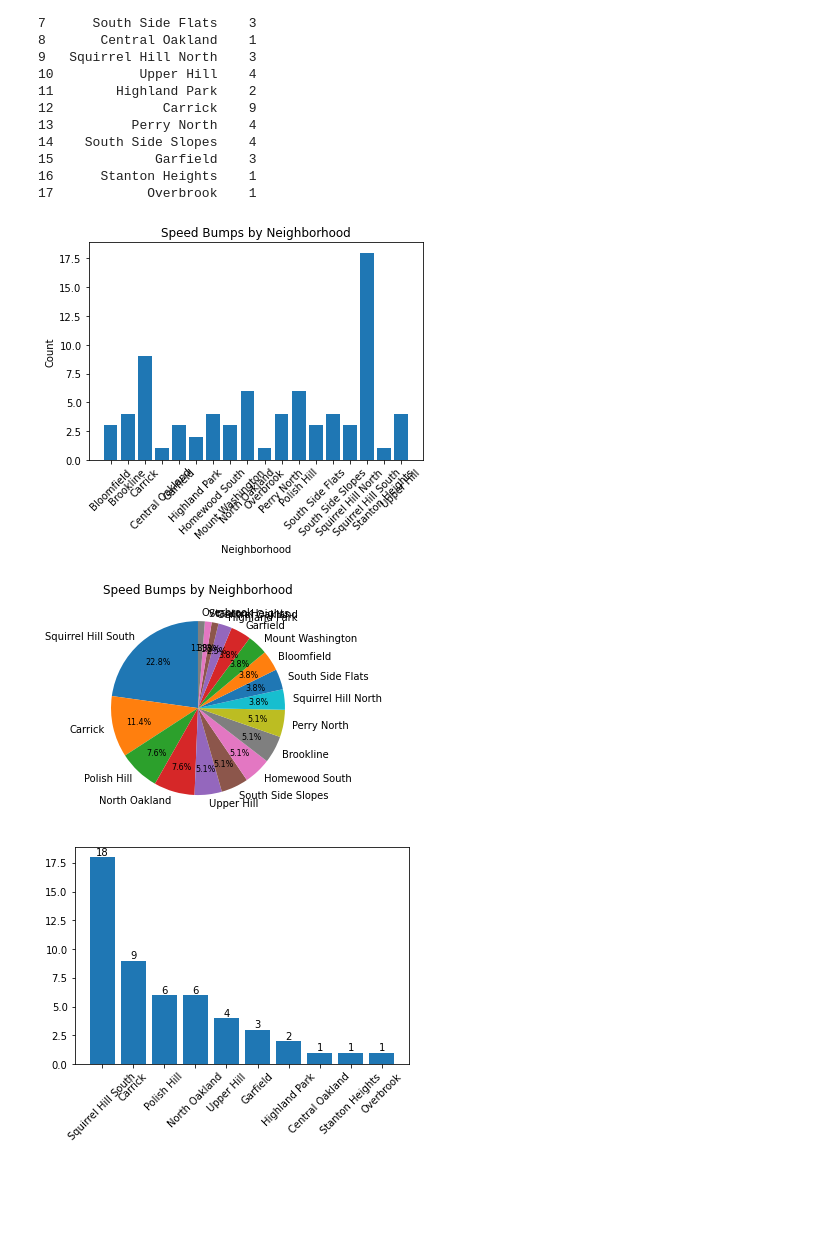
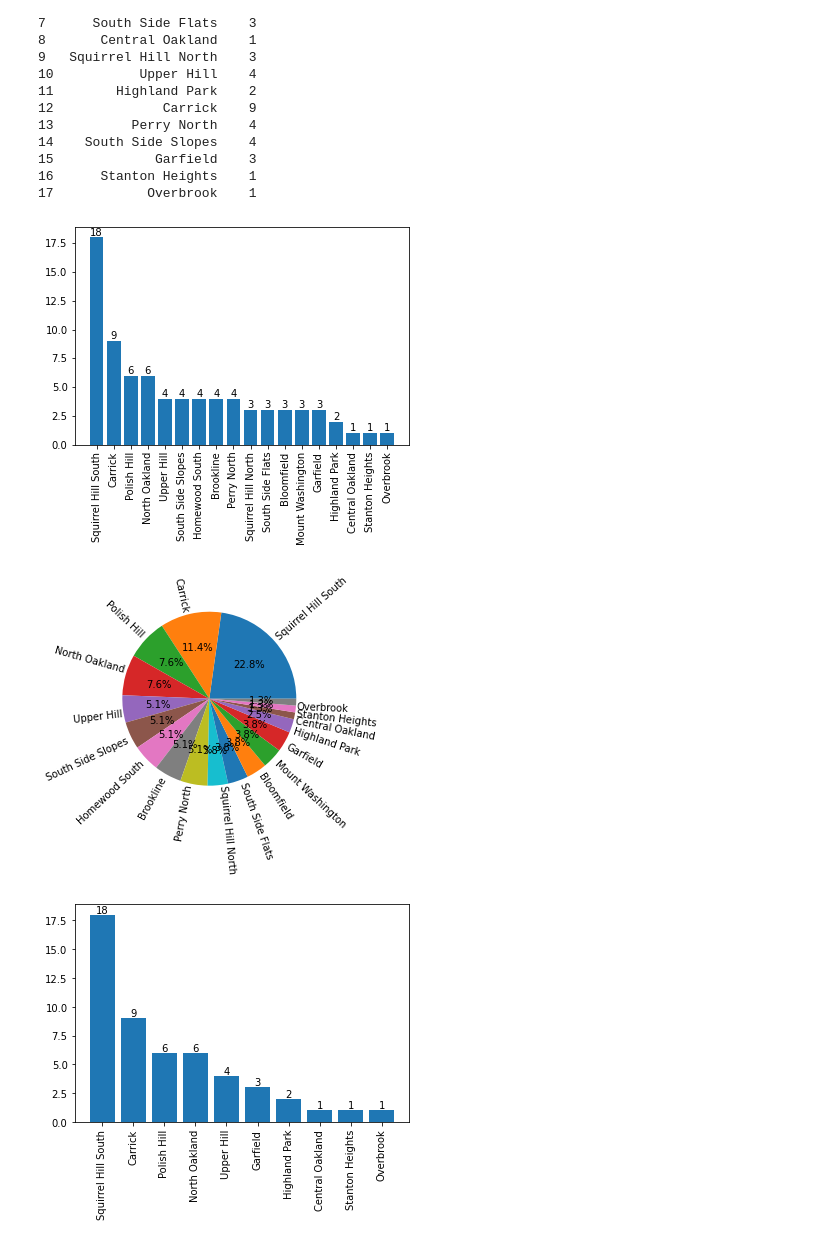
Before and after one commit to Jtwerdok/Big-Ideas-Project, a Jupyter notebook: SpeedBump.ipynb, the cells around one changed output. Saved outputs shown, nothing was run; the diff lists cells and outputs as text; code cells hidden in the pictures; blank space fills up the shorter version.

Commit message:
Matts updated data

```diff
--- a/SpeedBump.ipynb
+++ b/SpeedBump.ipynb
@@ -41,49 +41,44 @@ print(result)
 16      Stanton Heights    1
 17            Overbrook    1
 # %%
-# Group rows by neighborhood and count occurrences within each group
-grouped = df.groupby('neighborhood').count()
+# Group the DataFrame by neighborhood and count the number of occurrences
+df_grouped = df.groupby('neighborhood').size().reset_index(name='count')
 
-# Create bar graph
-plt.bar(grouped.index, grouped['Value'])
+# Sort the DataFrame by the count of occurrences
+df_sorted = df_grouped.sort_values(by='count', ascending=False)
 
-# Add labels and title
-plt.xlabel('Neighborhood')
-plt.ylabel('Count')
-plt.title('Speed Bumps by Neighborhood')
+# Plot the bar graph
+plt.bar(df_sorted['neighborhood'], df_sorted['count'])
 
 # Add labels to the bars
-for i, v in enumerate(grouped['Value']):
-    ax.text(i, v+0.1, str(v), ha='center')
+for index, row in df_sorted.iterrows():
+    plt.text(row['neighborhood'], row['count'], str(row['count']), ha='center', va='bottom')
 
-# Rotate the x-axis labels by 45 degrees
-plt.xticks(rotation=45)
+# Rotate the x-axis labels by 90 degrees
+plt.xticks(rotation=90)
 
-# Show the graph
 plt.show()
 # %% [output]
-[figure, old version]
+[figure, new version]
 # %%
 # Group rows by neighborhood and count occurrences within each group
 grouped = df.groupby('neighborhood').count()
 
 # Sort groups by count in descending order
 grouped = grouped.sort_values('Value', ascending=False)
 
 # Create pie chart
-fig, ax = plt.subplots()
-wedges, texts, autotexts = ax.pie(grouped['Value'], labels=grouped.index, autopct='%1.1f%%',
-                                  labeldistance=1.1, pctdistance=0.7, startangle=90)
+plt.pie(grouped['Value'], labels=grouped.index, autopct='%1.1f%%', labeldistance=1, rotatelabels=45)
 
 # Adjust the size of the chart and the distance of the labels from the center of the chart
 plt.setp(autotexts, size=8)
 ax.set_title('Speed Bumps by Neighborhood')
 
 
 # Show the chart
 plt.show()
 # %% [output]
-[figure, old version]
+[figure, new version]
 # %%
 # Group the DataFrame by neighborhood and count the number of occurrences
 df_grouped = df.groupby('neighborhood').size().reset_index(name='count')
@@ -105,9 +100,9 @@ plt.bar(df_plot['neighborhood'], df_plot['count'])
 for index, row in df_plot.iterrows():
     plt.text(row['neighborhood'], row['count'], str(row['count']), ha='center', va='bottom')
 
-# Rotate the x-axis labels by 45 degrees
-plt.xticks(rotation=45)
+# Rotate the x-axis labels by 90 degrees
+plt.xticks(rotation=90)
 
 plt.show()
 # %% [output]
-[figure, old version]
+[figure, new version]
```
